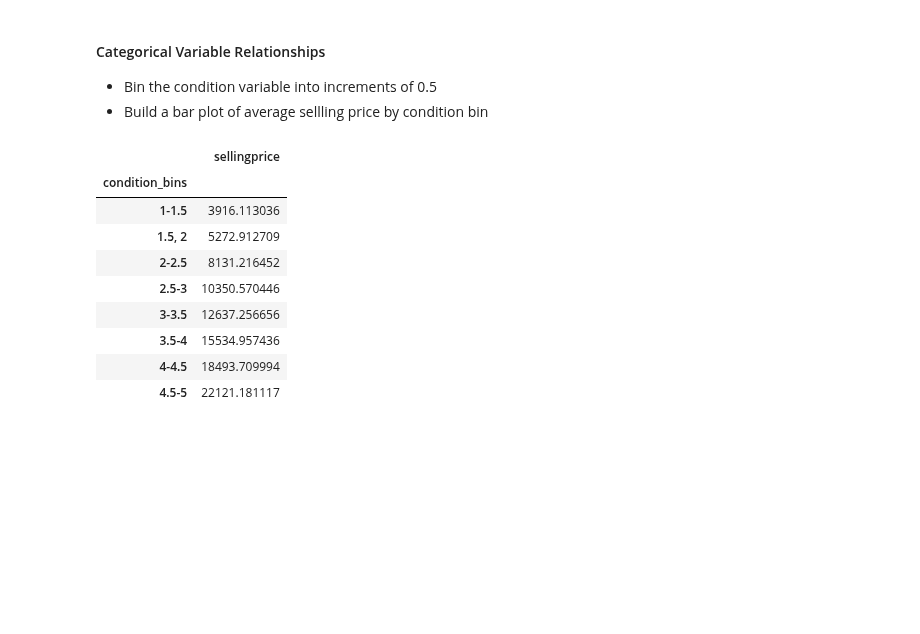
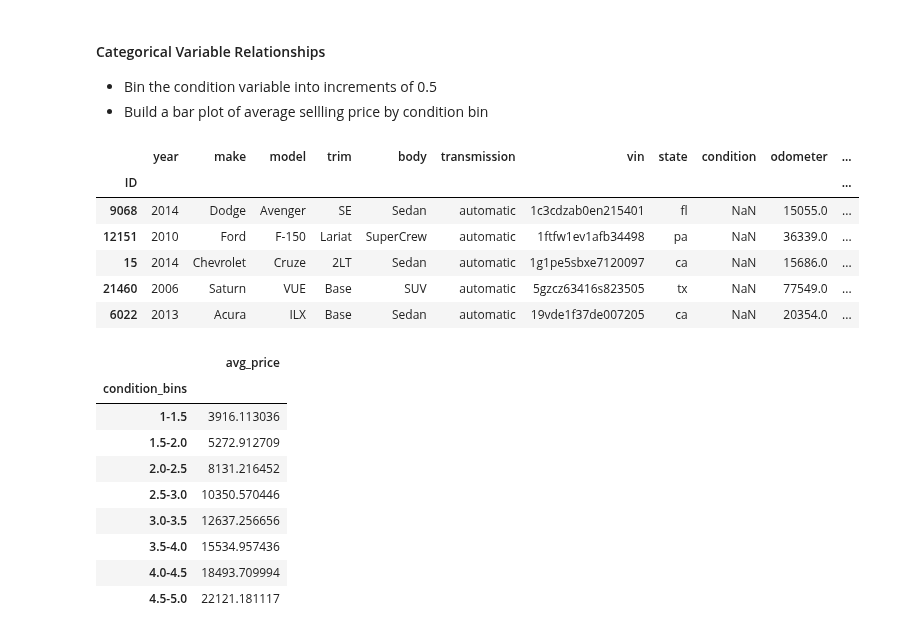
Before and after one commit to MeetPatel89/car_sales_analysis, a Jupyter notebook: notebook.ipynb, the cells around one changed output. Cells and saved outputs as stored; diff of their text form; code cells hidden in the pictures; blank space fills up the shorter version.

```diff
--- a/notebook.ipynb
+++ b/notebook.ipynb
@@ -228,23 +217,32 @@ LinregressResult(slope=-0.08841045962774961, intercept=18705.587357485063, rvalu
 #### Categorical Variable Relationships
 - Bin the condition variable into increments of 0.5
 - Build a bar plot of average sellling price by condition bin
-# %%
-# create categories for condition as new column
-# get average selling price for each condition bin
-labels = ["1-1.5", "1.5, 2", "2-2.5", "2.5-3", "3-3.5", "3.5-4", "4-4.5", "4.5-5"]
-df["condition_bins"] = pd.cut(df["condition"], bins=8, labels=labels)
-df.loc[:, ["condition_bins", "sellingprice"]].groupby("condition_bins").mean()
-# %% [output]
-|  | sellingprice |
-| condition_bins |  |
-| 1-1.5 | 3916.113036 |
-| 1.5, 2 | 5272.912709 |
-| 2-2.5 | 8131.216452 |
-| 2.5-3 | 10350.570446 |
-| 3-3.5 | 12637.256656 |
-| 3.5-4 | 15534.957436 |
-| 4-4.5 | 18493.709994 |
-| 4.5-5 | 22121.181117 |
+# %%
+# distribute data into condition bins based on condition column
+df = pd.read_sql(read_contents(rf"{ROOT_DIR}/sql/condition_bin.sql"), sqlConn.get_conn_odbc(), index_col=["ID"])
+df.head()
+# %% [output]
+|  | year | make | model | trim | body | transmission | vin | state | condition | odometer | ... |
+| ID |  |  |  |  |  |  |  |  |  |  | ... |
+| 9068 | 2014 | Dodge | Avenger | SE | Sedan | automatic | 1c3cdzab0en215401 | fl | NaN | 15055.0 | ... |
+| 12151 | 2010 | Ford | F-150 | Lariat | SuperCrew | automatic | 1ftfw1ev1afb34498 | pa | NaN | 36339.0 | ... |
+| 15 | 2014 | Chevrolet | Cruze | 2LT | Sedan | automatic | 1g1pe5sbxe7120097 | ca | NaN | 15686.0 | ... |
+| 21460 | 2006 | Saturn | VUE | Base | SUV | automatic | 5gzcz63416s823505 | tx | NaN | 77549.0 | ... |
+| 6022 | 2013 | Acura | ILX | Base | Sedan | automatic | 19vde1f37de007205 | ca | NaN | 20354.0 | ... |
+# %%
+# get average selling price for each condition bin
+pd.read_sql(read_contents(rf"{ROOT_DIR}/sql/condition_bin_avg_price.sql"), sqlConn.get_conn_odbc()).set_index("condition_bins")
+# %% [output]
+|  | avg_price |
+| condition_bins |  |
+| 1-1.5 | 3916.113036 |
+| 1.5-2.0 | 5272.912709 |
+| 2.0-2.5 | 8131.216452 |
+| 2.5-3.0 | 10350.570446 |
+| 3.0-3.5 | 12637.256656 |
+| 3.5-4.0 | 15534.957436 |
+| 4.0-4.5 | 18493.709994 |
+| 4.5-5.0 | 22121.181117 |
 # %%
 # plot average selling price vs condition graphically
 fig, ax = plt.subplots(figsize=(10, 10))
```
Also changed, not shown: parts of 4 cells of this notebook, 2 other files.
